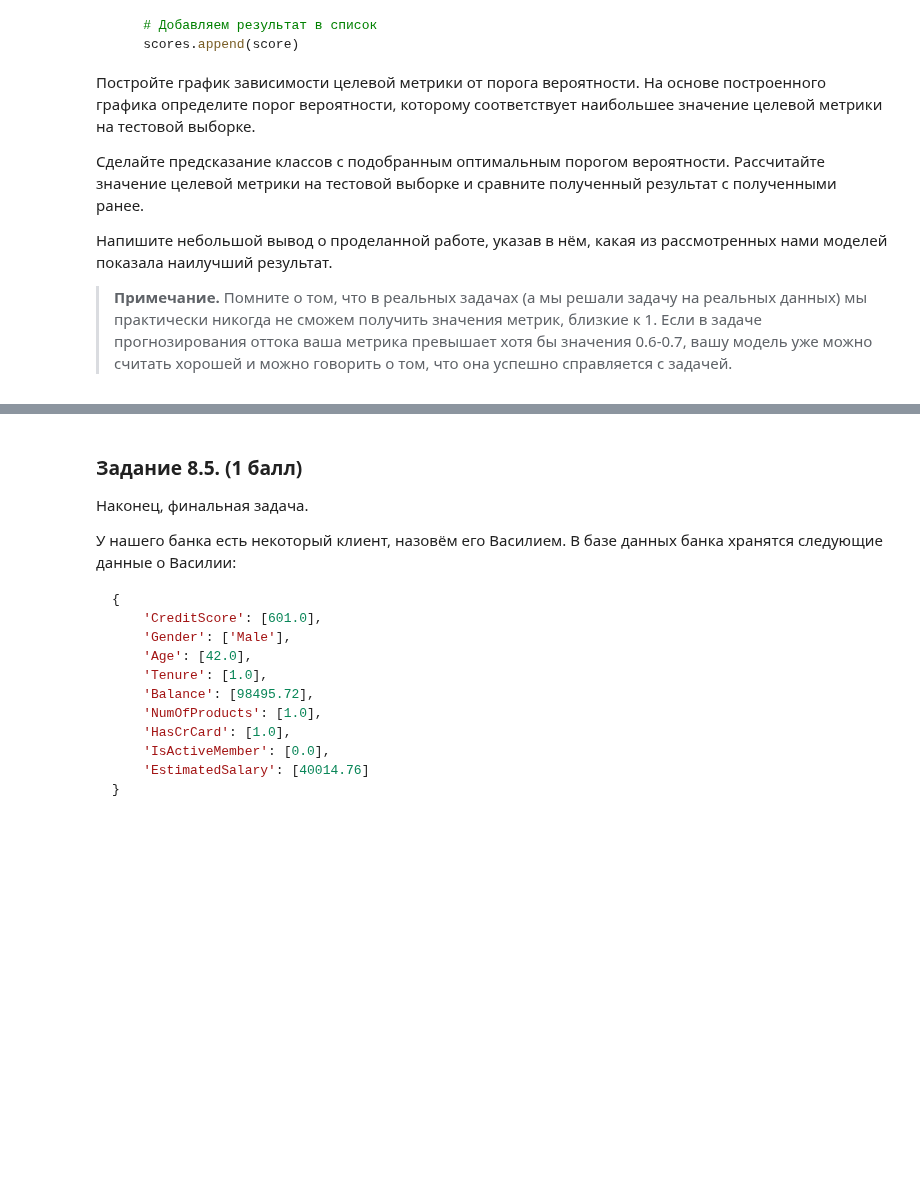
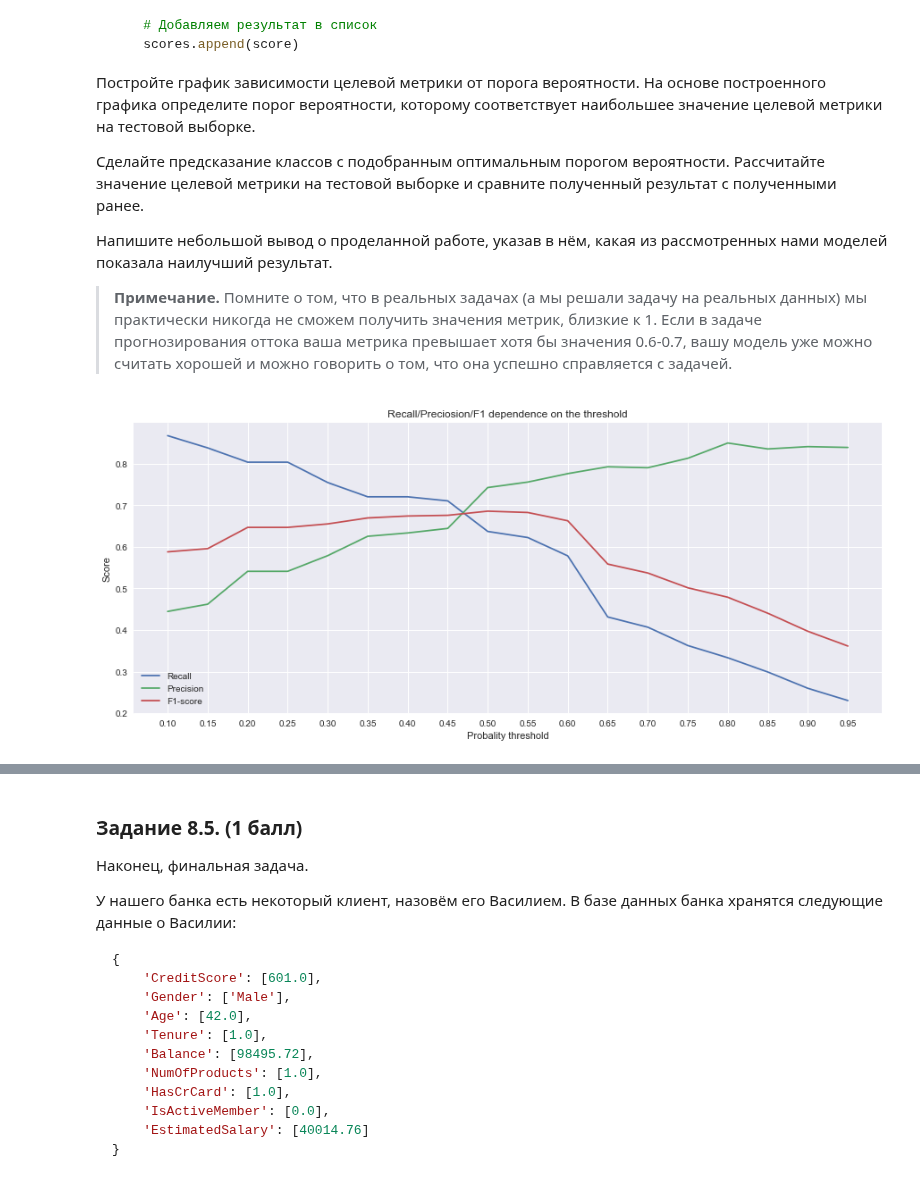
Before and after one commit to DmitriySky47/sf_data_science, a Jupyter notebook: Skillfactory/ML-3_Логистическая_регрессия/ML-3._Практика._Ноутбук-шаблон_DS.ipynb, the cells around one changed output, grey strips where cells are left out. Saved outputs shown, nothing was run; the diff lists cells and outputs as text; code cells hidden in the pictures; blank space fills up the shorter version.

```diff
--- a/Skillfactory/ML-3_Логистическая_регрессия/ML-3._Практика._Ноутбук-шаблон_DS.ipynb
+++ b/Skillfactory/ML-3_Логистическая_регрессия/ML-3._Практика._Ноутбук-шаблон_DS.ipynb
@@ -745,14 +745,14 @@ dt_clf = tree.DecisionTreeClassifier(
 dt_clf.fit(X_train, y_train)
 
 #Делаем предсказание класса для тренировочного набора данных
-y_train_predict = dt_clf.predict(X_train)
+y_train_dt_predict = dt_clf.predict(X_train)
 
 #Делаем предсказание класса для тестового набора данных
-y_test_predict = dt_clf.predict(X_test)
+y_test_dt_predict = dt_clf.predict(X_test)
 
 #Выводим отчёт о метриках классификации
-print('Train', metrics.classification_report(y_train, y_train_predict))
-print('Test', metrics.classification_report(y_test, y_test_predict))
+print('Train', metrics.classification_report(y_train, y_train_dt_predict))
+print('Test', metrics.classification_report(y_test, y_test_dt_predict))
 # %% [output]
 Train               precision    recall  f1-score   support
 
@@ -844,4 +883,43 @@ for threshold in thresholds:
 
 > **Примечание.** Помните о том, что в реальных задачах (а мы решали задачу на реальных данных) мы практически никогда не сможем получить значения метрик, близкие к 1. Если в задаче прогнозирования оттока ваша метрика превышает хотя бы значения 0.6-0.7, вашу модель уже можно считать хорошей и можно говорить о том, что она успешно справляется с задачей.
 # %%
-# Ваш код здесь
+# Делаем предсказание вероятности оттока для каждого клиента из тестовой выборки
+y_test_proba_pred_dt = pd.Series(dt_clf.predict_proba(X_test)[:, 1])
+
+# Создадим списки, в которых сохраним все варианты метрик с учетом изменения порога
+recall_score = []
+precision_score = []
+f1_score = []
+
+# Генерируем набор верятностных порогов в диапазоне от 0.1 до 1
+thresholds = np.arange(0.1, 1, 0.05)
+
+# В цикле переберем все вероятности и сформируем все метрики по каждой вероятности
+for i in thresholds:
+    y_test_dt_predict = y_test_proba_pred_dt.apply(lambda x: 1 if x > i else 0)
+    recall_score.append(metrics.recall_score(y_test, y_test_dt_predict))
+    precision_score.append(metrics.precision_score(y_test, y_test_dt_predict))
+    f1_score.append(metrics.f1_score(y_test, y_test_dt_predict))
+
+#Визуализируем метрики при различных threshold
+fig, ax = plt.subplots(figsize=(15, 6)) # фигура и координатная плоскость
+
+# Строим линейный график зависимости recall от threshold
+ax.plot(thresholds, recall_score, label='Recall')
+# Строим линейный график зависимости precision от threshold
+ax.plot(thresholds, precision_score, label='Precision')
+# Строим линейный график зависимости f1_score от threshold
+ax.plot(thresholds, f1_score, label='F1-score')
+
+# Наименование графика и осей
+ax.set_title('Recall/Preciosion/F1 dependence on the threshold')
+ax.set_xlabel('Probality threshold')
+ax.set_ylabel('Score')
+
+# Устанавливаем отметки по оси Х
+ax.set_xticks(thresholds)
+# Легенда
+ax.legend();
+plt.show()
+# %% [output]
+[figure, added]
```
Also changed, not shown: parts of 13 cells of this notebook.
